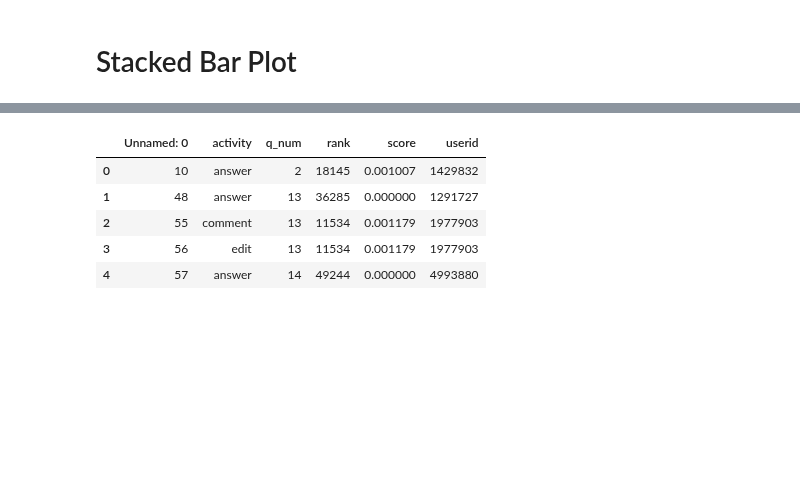
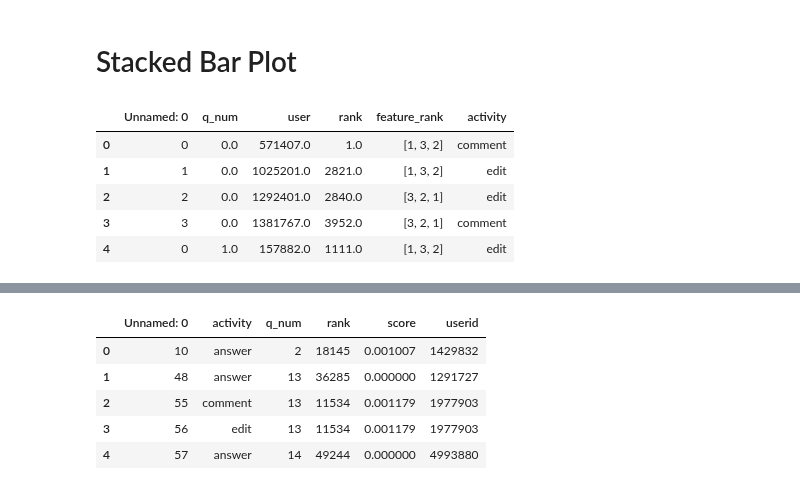
Before and after one commit to MaksimDan/160-Stackoverflow, a Jupyter notebook: residual_analysis/residual_anaylsis_seungmi.ipynb, the cells around one changed output, grey strips where cells are left out. Saved outputs shown, nothing was run; the diff lists cells and outputs as text; code cells hidden in the pictures; blank space fills up the shorter version.

```diff
--- a/residual_analysis/residual_anaylsis_seungmi.ipynb
+++ b/residual_analysis/residual_anaylsis_seungmi.ipynb
@@ -8,3 +8,12 @@ import re
 # Stacked Bar Plot
 # %%
 feature_rank = pd.read_csv("C:/Users/seungmi/Desktop/feature_rank.csv")
+# %%
+feature_rank.head()
+# %% [output]
+|  | Unnamed: 0 | q_num | user | rank | feature_rank | activity |
+| 0 | 0 | 0.0 | 571407.0 | 1.0 | [1, 3, 2] | comment |
+| 1 | 1 | 0.0 | 1025201.0 | 2821.0 | [1, 3, 2] | edit |
+| 2 | 2 | 0.0 | 1292401.0 | 2840.0 | [3, 2, 1] | edit |
+| 3 | 3 | 0.0 | 1381767.0 | 3952.0 | [3, 2, 1] | comment |
+| 4 | 0 | 1.0 | 157882.0 | 1111.0 | [1, 3, 2] | edit |
```
Also changed, not shown: parts of 7 cells of this notebook.
